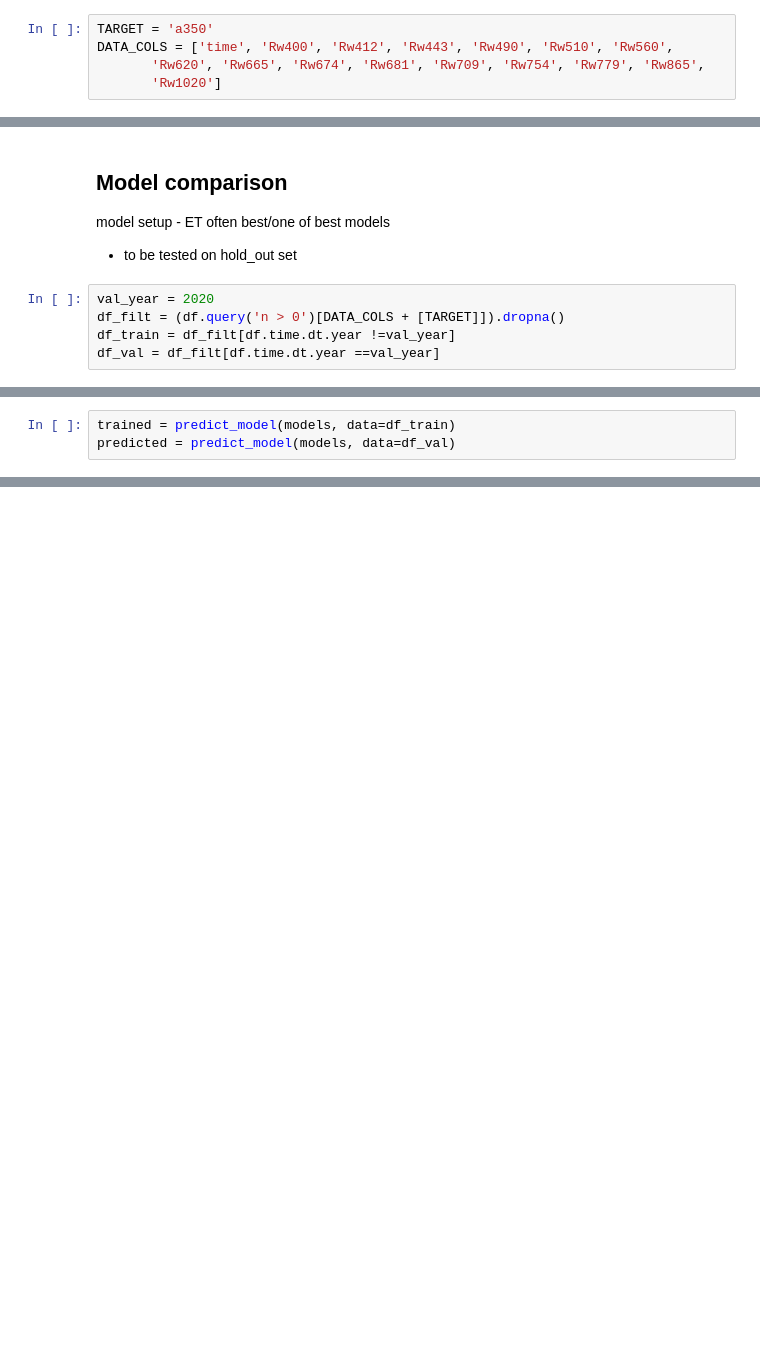
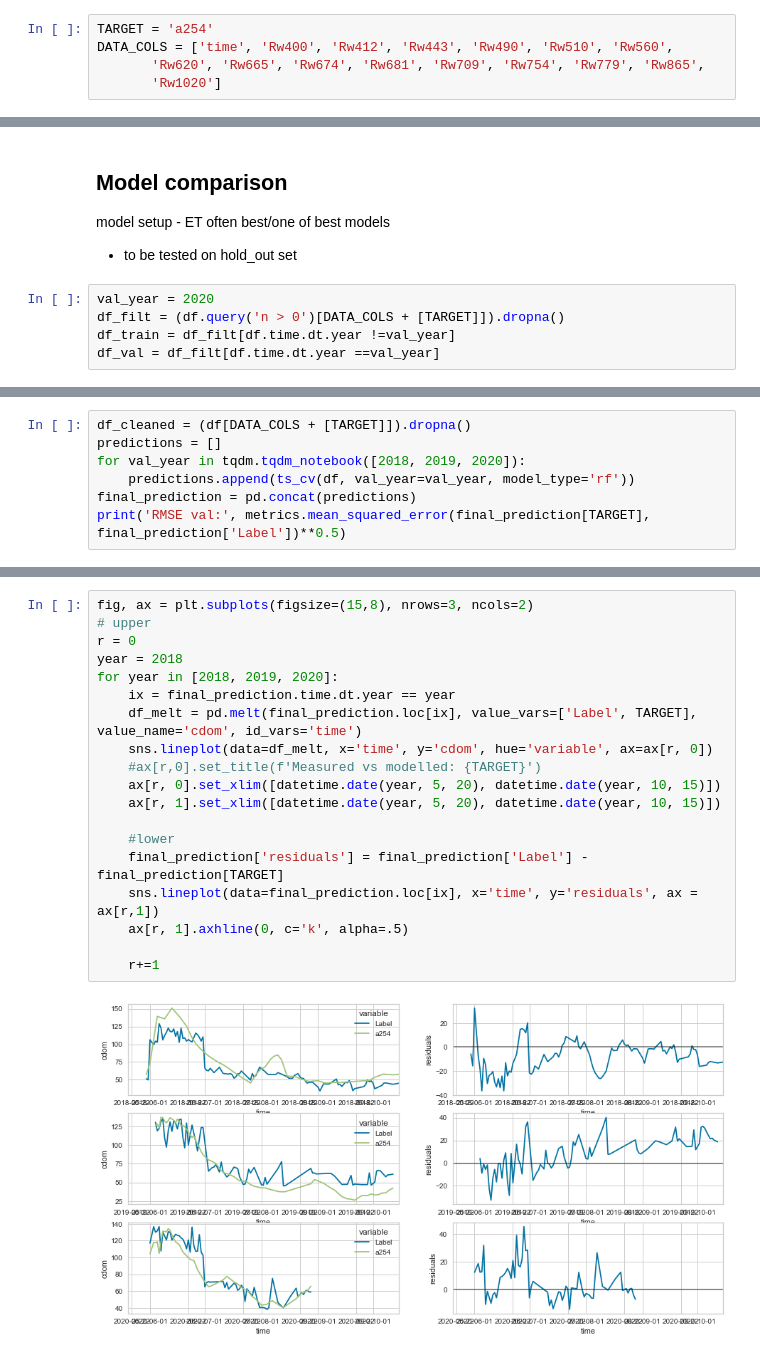
Before and after one commit to awi-response/water_regression, a Jupyter notebook: 01_Model_Setup.ipynb, the cells around one changed output, grey strips where cells are left out. Cells and saved outputs as stored; diff of their text form; blank space fills up the shorter version.

Commit message:
added annual cross validation and final model saving

```diff
--- a/01_Model_Setup.ipynb
+++ b/01_Model_Setup.ipynb
@@ -29,7 +33,7 @@ PATH_DATA = r'data/INSITU_vs_SAT.csv'
 # %% [markdown]
 #### Regression
 # %%
-TARGET = 'a350'
+TARGET = 'a254'
 DATA_COLS = ['time', 'Rw400', 'Rw412', 'Rw443', 'Rw490', 'Rw510', 'Rw560',
        'Rw620', 'Rw665', 'Rw674', 'Rw681', 'Rw709', 'Rw754', 'Rw779', 'Rw865',
        'Rw1020']
@@ -114,3 +91,0 @@ models = create_model('et',verbose=False)
-# %%
-trained = predict_model(models, data=df_train)
-predicted = predict_model(models, data=df_val)
@@ -116,0 +135,7 @@ predicted = predict_model(models, data=df_val)
+# %%
+df_cleaned = (df[DATA_COLS + [TARGET]]).dropna()
+predictions = []
+for val_year in tqdm.tqdm_notebook([2018, 2019, 2020]):
+    predictions.append(ts_cv(df, val_year=val_year, model_type='rf'))
+final_prediction = pd.concat(predictions)
+print('RMSE val:', metrics.mean_squared_error(final_prediction[TARGET], final_prediction['Label'])**0.5)
@@ -117 +155,22 @@ predicted = predict_model(models, data=df_val)
+# %%
+fig, ax = plt.subplots(figsize=(15,8), nrows=3, ncols=2)
+# upper
+r = 0
+year = 2018
+for year in [2018, 2019, 2020]:
+    ix = final_prediction.time.dt.year == year
+    df_melt = pd.melt(final_prediction.loc[ix], value_vars=['Label', TARGET], value_name='cdom', id_vars='time')
+    sns.lineplot(data=df_melt, x='time', y='cdom', hue='variable', ax=ax[r, 0])
+    #ax[r,0].set_title(f'Measured vs modelled: {TARGET}')
+    ax[r, 0].set_xlim([datetime.date(year, 5, 20), datetime.date(year, 10, 15)])
+    ax[r, 1].set_xlim([datetime.date(year, 5, 20), datetime.date(year, 10, 15)])
+
+    #lower
+    final_prediction['residuals'] = final_prediction['Label'] - final_prediction[TARGET]
+    sns.lineplot(data=final_prediction.loc[ix], x='time', y='residuals', ax = ax[r,1])
+    ax[r, 1].axhline(0, c='k', alpha=.5)
+
+    r+=1
+# %% [output]
+[figure, added]
 # %%
```
Also changed, not shown: parts of 22 cells of this notebook.
